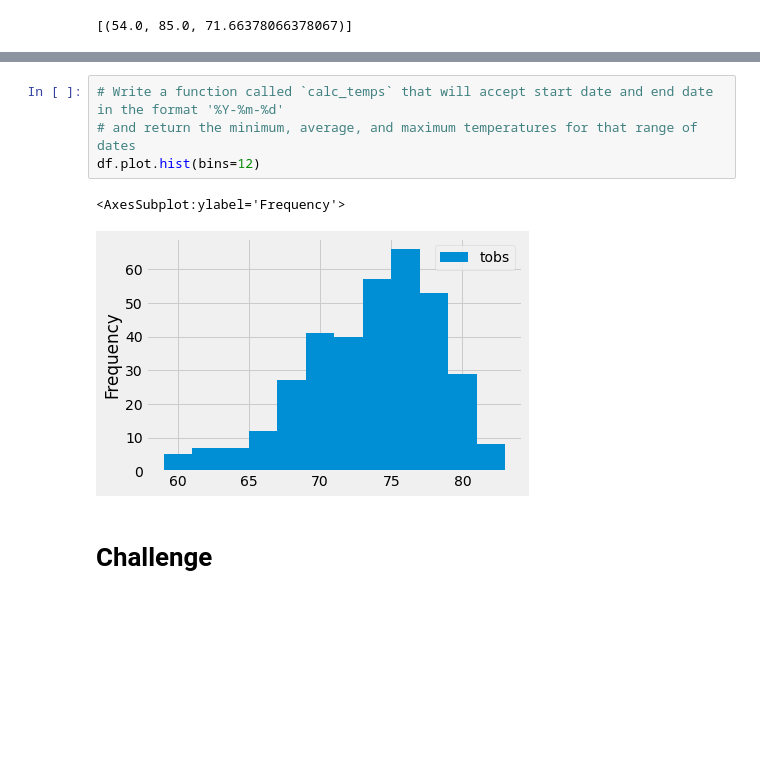
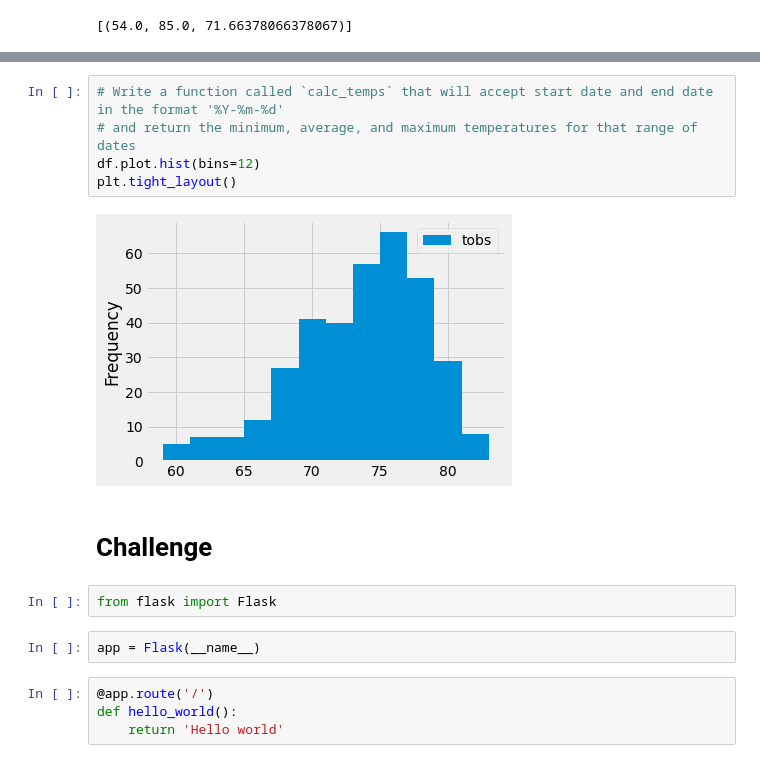
Before and after one commit to sjmisina/sufs_up, a Jupyter notebook: climate_analysis.ipynb, the cells around one changed output, grey strips where cells are left out. Drawn from its saved outputs; the diff is of its cells as text; blank space fills up the shorter version.

```diff
--- a/climate_analysis.ipynb
+++ b/climate_analysis.ipynb
@@ -128,9 +109,17 @@ print(df.to_string(index=False))
 # %%
 # Write a function called `calc_temps` that will accept start date and end date in the format '%Y-%m-%d'
 # and return the minimum, average, and maximum temperatures for that range of dates
 df.plot.hist(bins=12)
+plt.tight_layout()
 # %% [output]
-<AxesSubplot:ylabel='Frequency'>
-[figure, old version]
+[figure, new version]
 # %% [markdown]
 # Challenge
+# %%
+from flask import Flask
+# %%
+app = Flask(__name__)
+# %%
+@app.route('/')
+def hello_world():
+    return 'Hello world'
```
Also changed, not shown: parts of 1 cell of this notebook, 1 other file.
